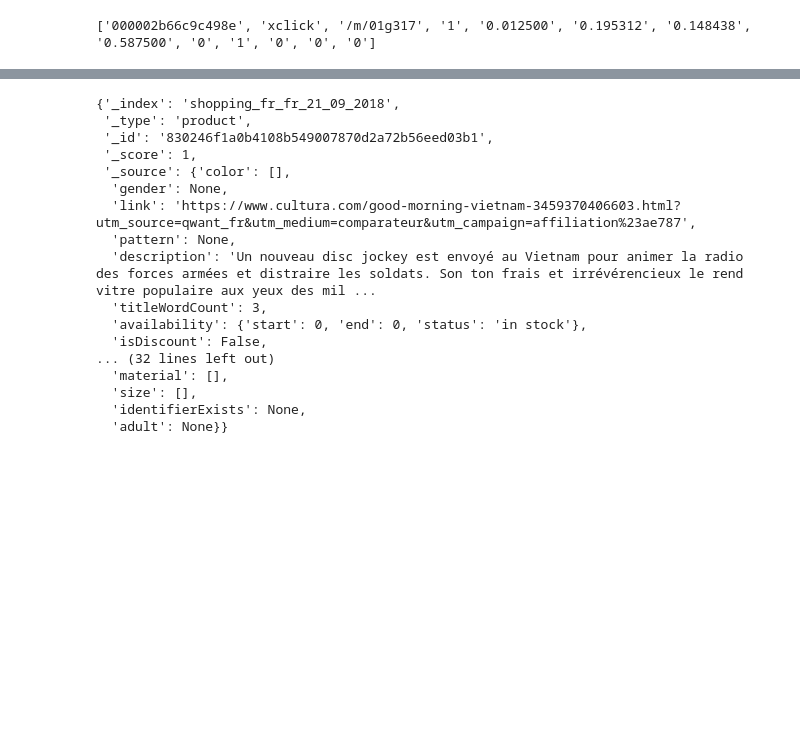
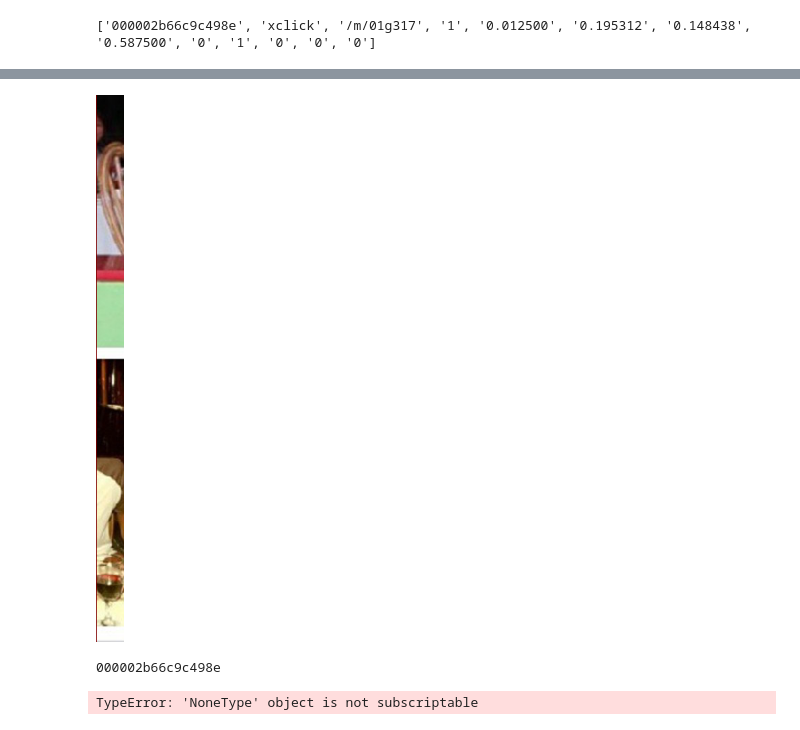
Before and after one commit to maxgreat/query-image, a Jupyter notebook: test.ipynb, the cells around one changed output, grey strips where cells are left out. Cells and saved outputs as stored; diff of their text form; code cells hidden in the pictures; blank space fills up the shorter version.

```diff
--- a/test.ipynb
+++ b/test.ipynb
@@ -27,9 +22,9 @@ i.width*0.195312
 # %%
 draw = ImageDraw.Draw(i)
-x0 = i.width*0.012500
-x1 = i.width*0.195312
-y0 = i.height*0.148438
-y1 = i.height*0.587500
+x0 = 355.2
+x1 = 395.200512
+y0 = 241.600512
+y1 = 1024.0
 draw.line((x0,y0, x0, y1), fill=128)
 draw.line((x0,y1, x1, y1), fill=128)
 draw.line((x1,y0, x1, y1), fill=128)
@@ -62,20 +32,4 @@ count_lines(f)
-# %%
-j
-# %% [output]
-{'_index': 'shopping_fr_fr_21_09_2018',
- '_type': 'product',
- '_id': '830246f1a0b4108b549007870d2a72b56eed03b1',
- '_score': 1,
- '_source': {'color': [],
-  'gender': None,
-  'link': 'https://www.cultura.com/good-morning-vietnam-3459370406603.html?utm_source=qwant_fr&utm_medium=comparateur&utm_campaign=affiliation%23ae787',
-  'pattern': None,
-  'description': 'Un nouveau disc jockey est envoyé au Vietnam pour animer la radio des forces armées et distraire les soldats. Son ton frais et irrévérencieux le rend vitre populaire aux yeux des mil ...
-  'titleWordCount': 3,
-  'availability': {'start': 0, 'end': 0, 'status': 'in stock'},
-  'isDiscount': False,
-... (32 lines left out)
-  'material': [],
-  'size': [],
-  'identifierExists': None,
-  'adult': None}}
+# %%
+i.crop( (x0,y0,x1,y1) )
+# %% [output]
+[figure, added]
@@ -81,0 +45,5 @@ j
+# %%
+d[0][0]
+# %% [output]
+000002b66c9c498e
+TypeError: 'NoneType' object is not subscriptable
```
Also changed, not shown: parts of 16 cells of this notebook.
